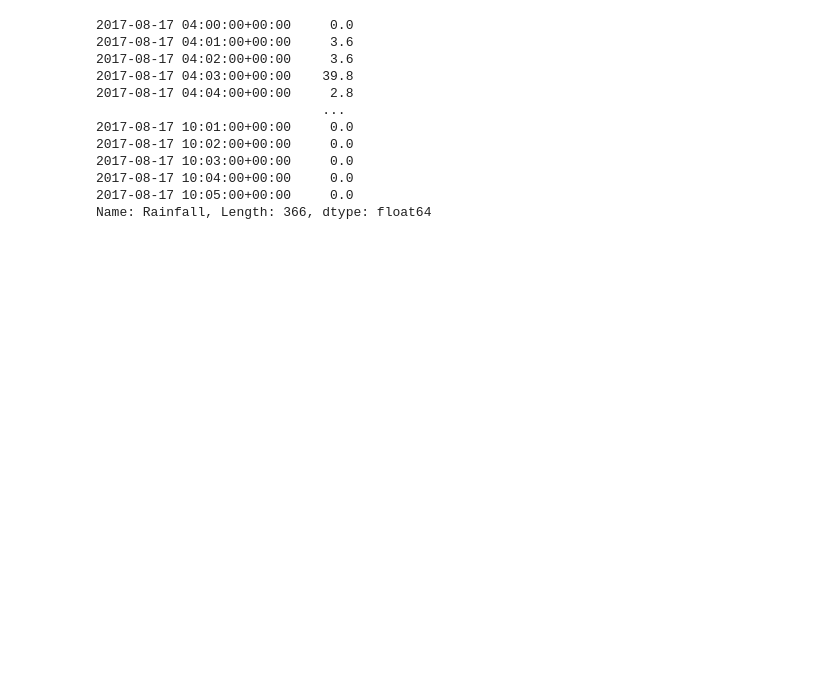
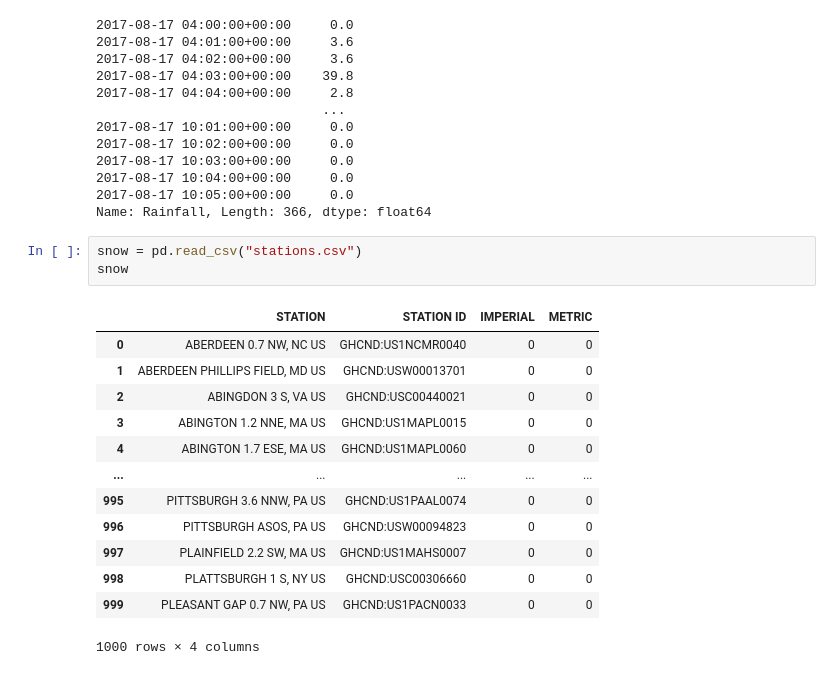
Before and after one commit to Ahmed-ui94/web_programming, a Jupyter notebook: pandas1/pandas.ipynb, the cells around one changed output. Saved outputs shown, nothing was run; the diff lists cells and outputs as text; blank space fills up the shorter version.

```diff
--- a/pandas1/pandas.ipynb
+++ b/pandas1/pandas.ipynb
@@ -1188,3 +1188,20 @@ winter.rename(utc_s)
 2017-08-17 10:04:00+00:00     0.0
 2017-08-17 10:05:00+00:00     0.0
 Name: Rainfall, Length: 366, dtype: float64
+# %%
+snow = pd.read_csv("stations.csv")
+snow
+# %% [output]
+|  | STATION | STATION ID | IMPERIAL | METRIC |
+| 0 | ABERDEEN 0.7 NW, NC US | GHCND:US1NCMR0040 | 0 | 0 |
+| 1 | ABERDEEN PHILLIPS FIELD, MD US | GHCND:USW00013701 | 0 | 0 |
+| 2 | ABINGDON 3 S, VA US | GHCND:USC00440021 | 0 | 0 |
+| 3 | ABINGTON 1.2 NNE, MA US | GHCND:US1MAPL0015 | 0 | 0 |
+| 4 | ABINGTON 1.7 ESE, MA US | GHCND:US1MAPL0060 | 0 | 0 |
+| ... | ... | ... | ... | ... |
+| 995 | PITTSBURGH 3.6 NNW, PA US | GHCND:US1PAAL0074 | 0 | 0 |
+| 996 | PITTSBURGH ASOS, PA US | GHCND:USW00094823 | 0 | 0 |
+| 997 | PLAINFIELD 2.2 SW, MA US | GHCND:US1MAHS0007 | 0 | 0 |
+| 998 | PLATTSBURGH 1 S, NY US | GHCND:USC00306660 | 0 | 0 |
+| 999 | PLEASANT GAP 0.7 NW, PA US | GHCND:US1PACN0033 | 0 | 0 |
+1000 rows × 4 columns
```
Also changed, not shown: parts of 21 cells of this notebook, 7 other files.
